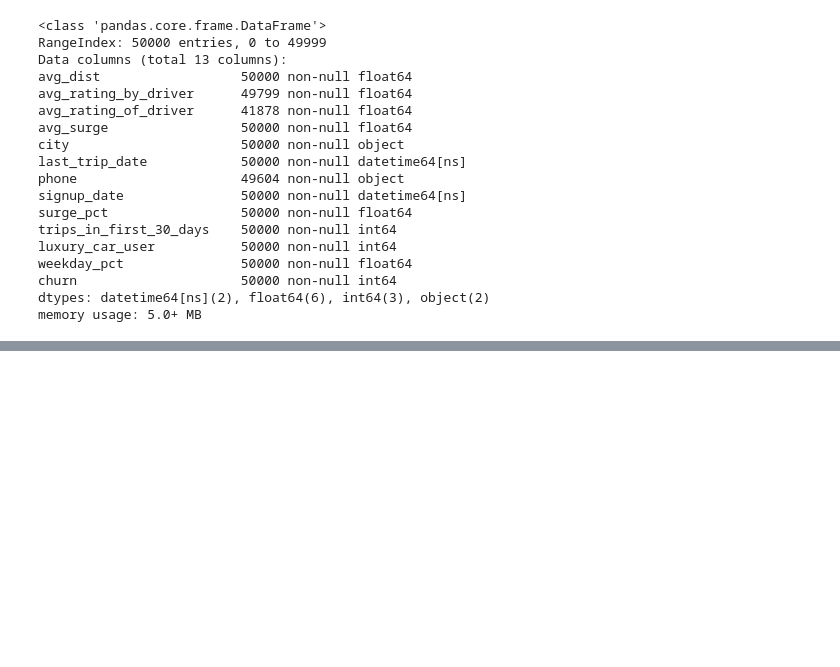
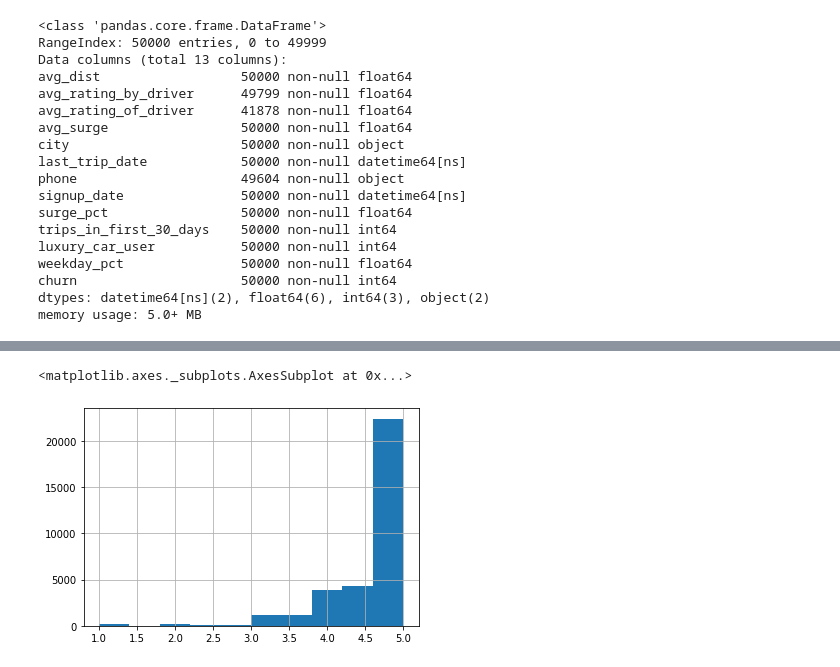
Before and after one commit to Jbudnick/Rideshare_Case_Study, a Jupyter notebook: ride-share/notebooks/EDA.ipynb, the cells around one changed output, grey strips where cells are left out. Drawn from its saved outputs; the diff is of its cells as text; code cells hidden in the pictures; blank space fills up the shorter version.

```diff
--- a/ride-share/notebooks/EDA.ipynb
+++ b/ride-share/notebooks/EDA.ipynb
@@ -102,0 +160,5 @@ memory usage: 5.0+ MB
+# %%
+churn_train_df['avg_rating_of_driver'].hist()
+# %% [output]
+<matplotlib.axes._subplots.AxesSubplot at 0x...>
+[figure, added]
```
Also changed, not shown: parts of 5 cells of this notebook, 1 other file.
